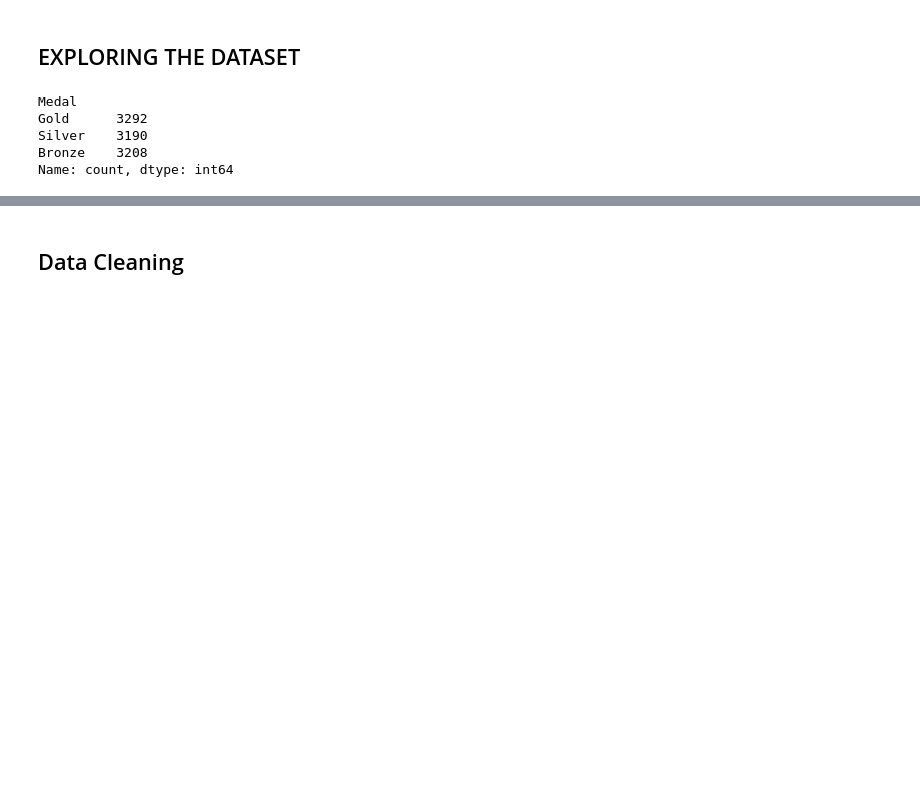
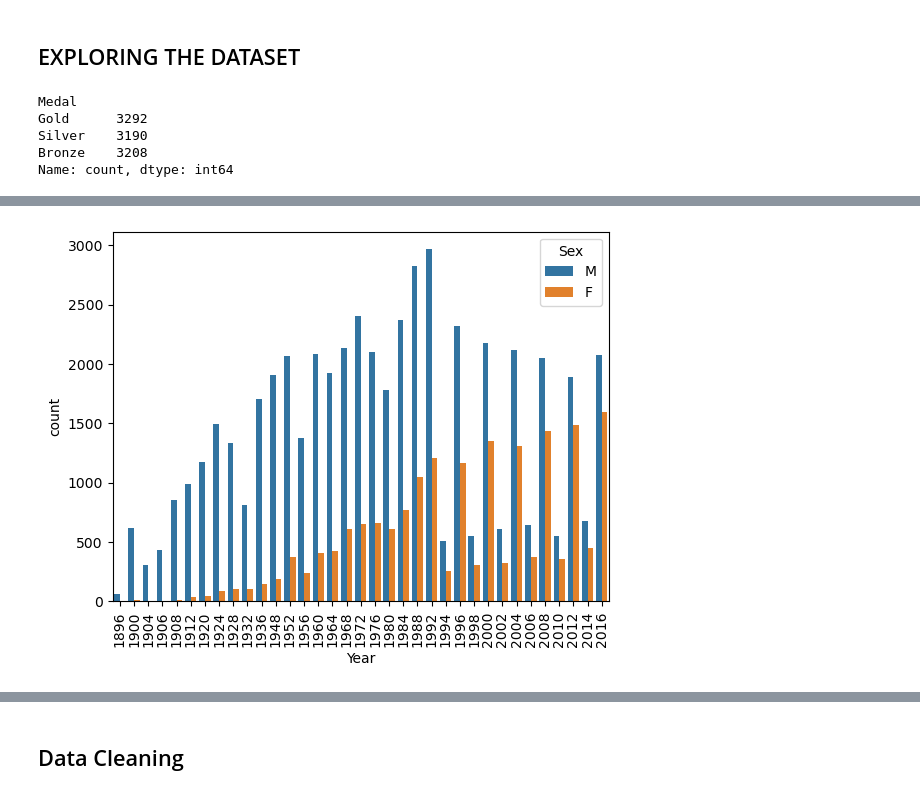
Before and after one commit to Onath/Programming_Project_Olympic_Data, a Jupyter notebook: VR503361_final_project_olympic_data.ipynb, the cells around one changed output, grey strips where cells are left out. Saved outputs shown, nothing was run; the diff lists cells and outputs as text; code cells hidden in the pictures; blank space fills up the shorter version.

```diff
--- a/VR503361_final_project_olympic_data.ipynb
+++ b/VR503361_final_project_olympic_data.ipynb
@@ -64,0 +90,6 @@ Name: count, dtype: int64
+# %%
+sns.countplot(olympic_df, x="Year", hue='Sex')
+plt.xticks(rotation = 90)
+plt.show()
+# %% [output]
+[figure, added]
```
Also changed, not shown: parts of 33 cells of this notebook.
